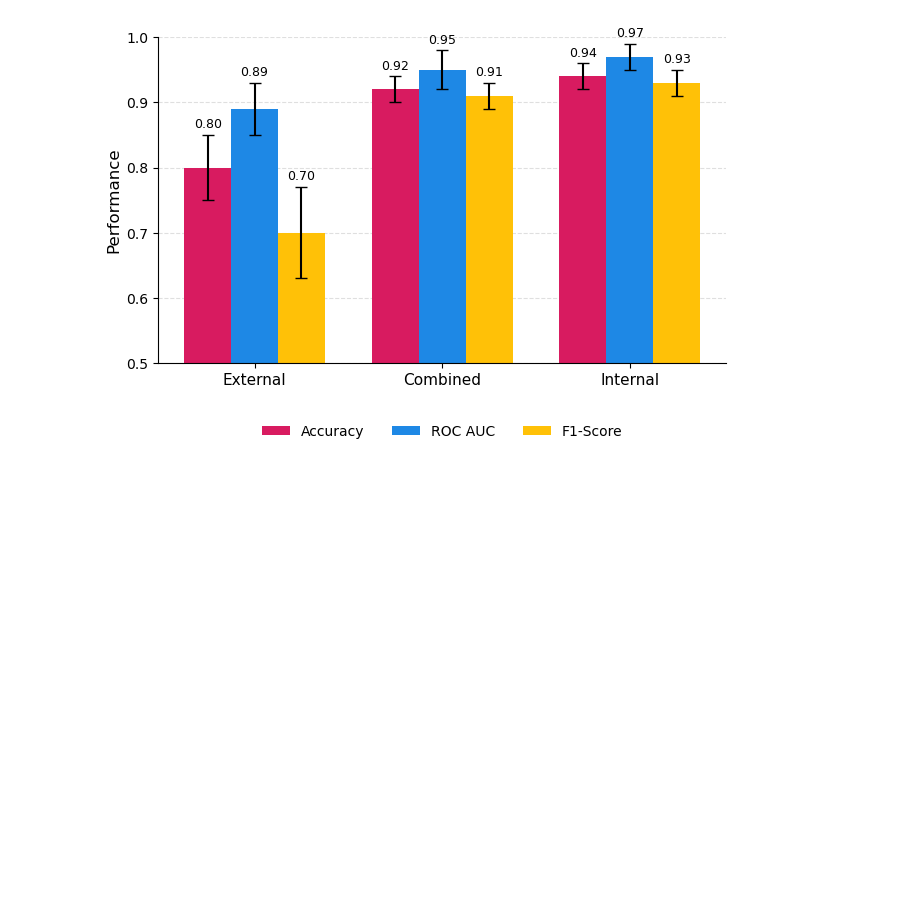
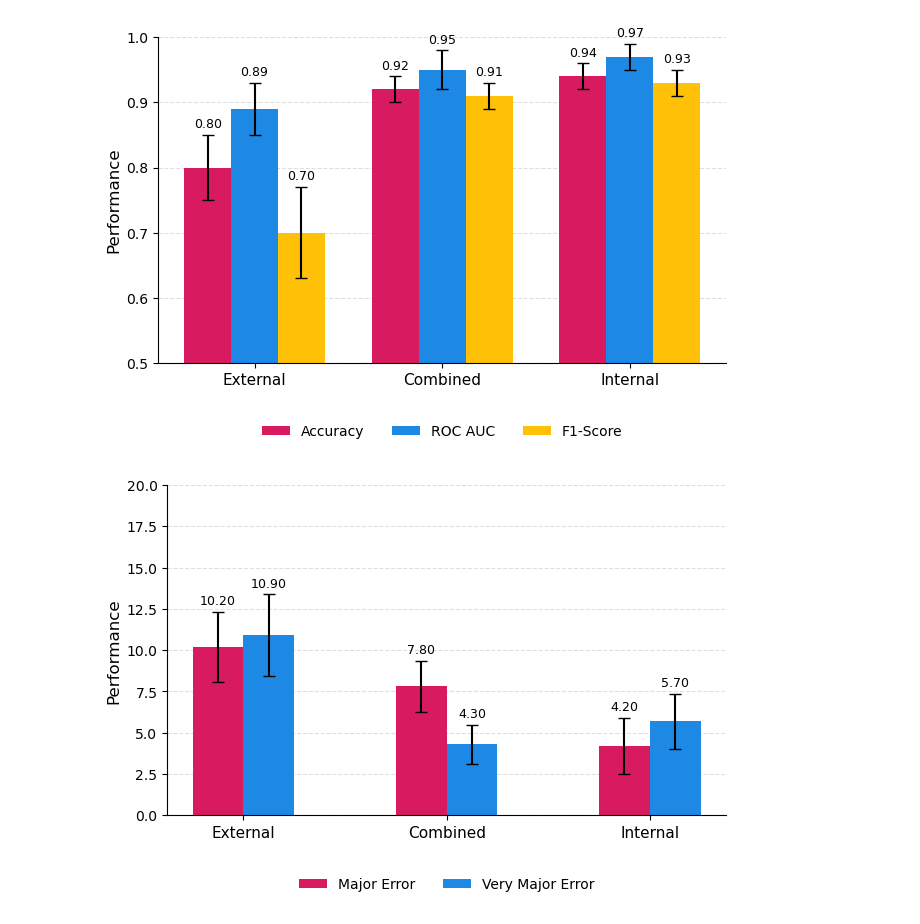
Before and after one commit to IKIM-Essen/stackPredAMR_Training_Data_Composition, a Jupyter notebook: Experiment_2/results/diagram.ipynb, the cells around one changed output. Cells and saved outputs as stored; diff of their text form; code cells hidden in the pictures; blank space fills up the shorter version.

Commit message:
Add VME diagrams

```diff
--- a/Experiment_2/results/diagram.ipynb
+++ b/Experiment_2/results/diagram.ipynb
@@ -151,3 +159,69 @@ plt.savefig("diagram_data/performance_comparison_vitek.jpg", dpi=600, bbox_inche
 plt.show()
 # %% [output]
 [figure]
+# %%
+import pandas as pd
+import matplotlib.pyplot as plt
+import numpy as np
+
+mean_df = pd.read_csv("diagram_data/phoenix_vme_results.csv", index_col=0)
+std_df = pd.read_csv("diagram_data/phoenix_vme_std.csv", index_col=0)
+
+x = np.arange(len(mean_df.index))
+width = 0.25
+
+fig, ax = plt.subplots(figsize=(6.5, 4.5))
+
+bars1 = ax.bar(
+    x - width / 2,
+    mean_df["ME"],
+    width,
+    yerr=std_df["ME"],
+    capsize=4,
+    label="Major Error",
+    color="#D81B60",
+)
+
+bars2 = ax.bar(
+    x + width / 2,
+    mean_df["VME"],
+    width,
+    yerr=std_df["VME"],
+    capsize=4,
+    label="Very Major Error",
+    color="#1E88E5",
+)
+
+for bars in [bars1, bars2]:
+    ax.bar_label(
+        bars,
+        fmt="%.2f",
+        padding=3,
+        fontsize=9,
+    )
+
+ax.set_xticks(x)
+ax.set_xticklabels(mean_df.index, fontsize=11)
+ax.set_ylabel("Performance", fontsize=12)
+ax.set_ylim(0.0, 20.0)
+
+ax.grid(axis="y", linestyle="--", alpha=0.4)
+ax.set_axisbelow(True)
+
+ax.spines["top"].set_visible(False)
+ax.spines["right"].set_visible(False)
+
+ax.legend(
+    loc="upper center",
+    bbox_to_anchor=(0.5, -0.15),
+    ncol=3,
+    frameon=False,
+)
+plt.tight_layout()
+
+plt.savefig("diagram_data/performance_vme_phoenix.pdf", dpi=600, bbox_inches="tight")
+plt.savefig("diagram_data/performance_vme_phoenix.jpg", dpi=600, bbox_inches="tight")
+
+plt.show()
+# %% [output]
+[figure, added]
```
Also changed, not shown: parts of 3 cells of this notebook, 30 other files.
